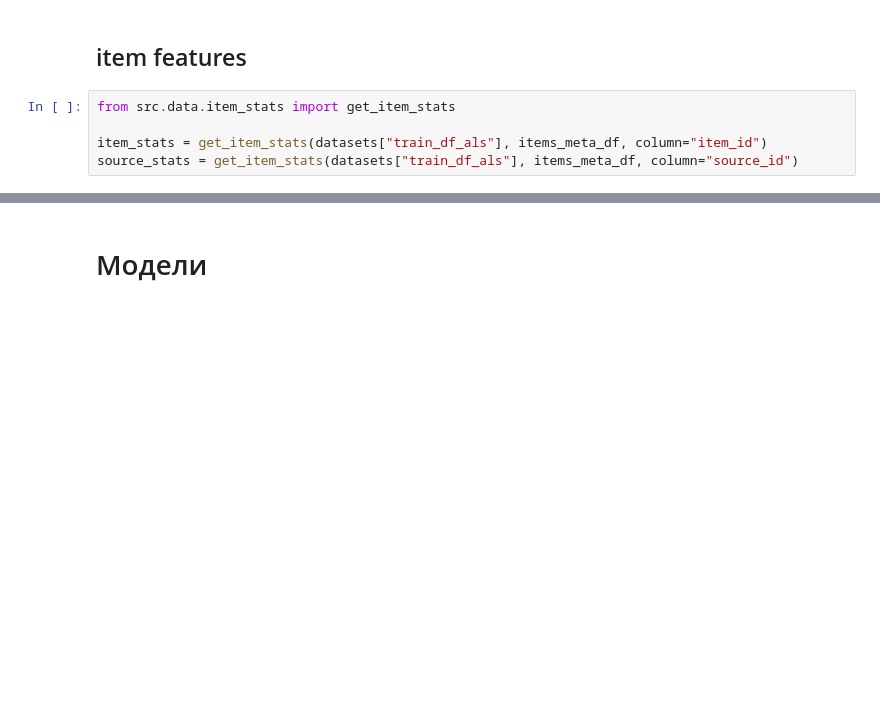
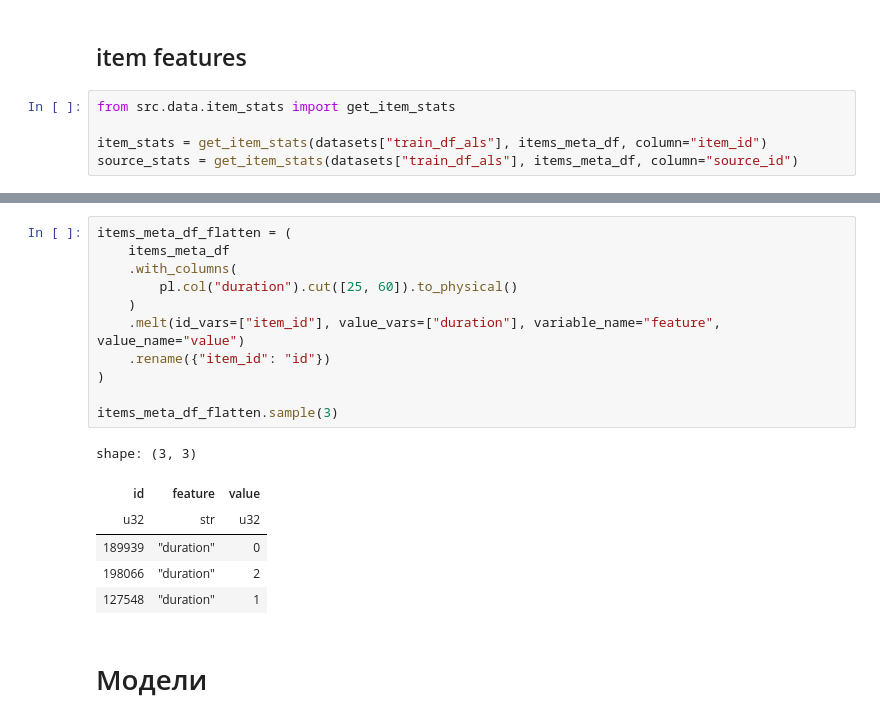
Before and after one commit to Muhamob/vk-recsys-challenge-2024, a Jupyter notebook: notebooks/test_script.ipynb, the cells around one changed output, grey strips where cells are left out. Saved outputs shown, nothing was run; the diff lists cells and outputs as text; blank space fills up the shorter version.

```diff
--- a/notebooks/test_script.ipynb
+++ b/notebooks/test_script.ipynb
@@ -62,3 +78,21 @@ source_stats = get_item_stats(datasets["train_df_als"], items_meta_df, column="s
+# %%
+items_meta_df_flatten = (
+    items_meta_df
+    .with_columns(
+        pl.col("duration").cut([25, 60]).to_physical()
+    )
+    .melt(id_vars=["item_id"], value_vars=["duration"], variable_name="feature", value_name="value")
+    .rename({"item_id": "id"})
+)
+
+items_meta_df_flatten.sample(3)
+# %% [output]
+shape: (3, 3)
+| id | feature | value |
+| u32 | str | u32 |
+| 189939 | "duration" | 0 |
+| 198066 | "duration" | 2 |
+| 127548 | "duration" | 1 |
 # %% [markdown]
 # Модели
 # %% [markdown]
```
Also changed, not shown: parts of 8 cells of this notebook, 2 other files.
